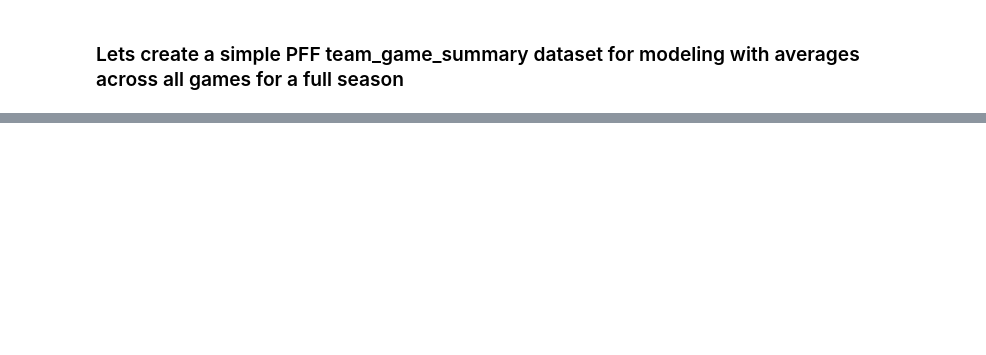
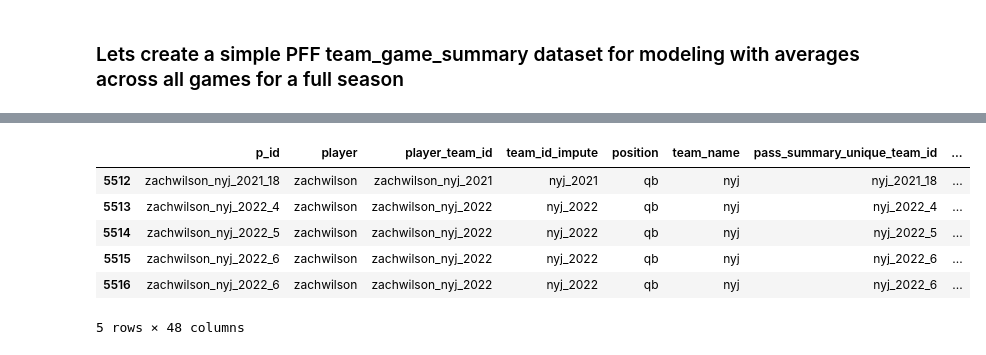
Before and after one commit to ajakks/nfl_models, a Jupyter notebook: create_modeling_data_sample_all.ipynb, the cells around one changed output, grey strips where cells are left out. Saved outputs shown, nothing was run; the diff lists cells and outputs as text; code cells hidden in the pictures; blank space fills up the shorter version.

```diff
--- a/create_modeling_data_sample_all.ipynb
+++ b/create_modeling_data_sample_all.ipynb
@@ -973,0 +1013,10 @@ st_punters = rolling(data=st_punters, roll_value=3, roll_type='mean')
+# %%
+passing_summ_conc_roll.tail()
+# %% [output]
+|  | p_id | player | player_team_id | team_id_impute | position | team_name | pass_summary_unique_team_id | ... |
+| 5512 | zachwilson_nyj_2021_18 | zachwilson | zachwilson_nyj_2021 | nyj_2021 | qb | nyj | nyj_2021_18 | ... |
+| 5513 | zachwilson_nyj_2022_4 | zachwilson | zachwilson_nyj_2022 | nyj_2022 | qb | nyj | nyj_2022_4 | ... |
+| 5514 | zachwilson_nyj_2022_5 | zachwilson | zachwilson_nyj_2022 | nyj_2022 | qb | nyj | nyj_2022_5 | ... |
+| 5515 | zachwilson_nyj_2022_6 | zachwilson | zachwilson_nyj_2022 | nyj_2022 | qb | nyj | nyj_2022_6 | ... |
+| 5516 | zachwilson_nyj_2022_6 | zachwilson | zachwilson_nyj_2022 | nyj_2022 | qb | nyj | nyj_2022_6 | ... |
+5 rows × 48 columns
```
Also changed, not shown: parts of 13 cells of this notebook.
